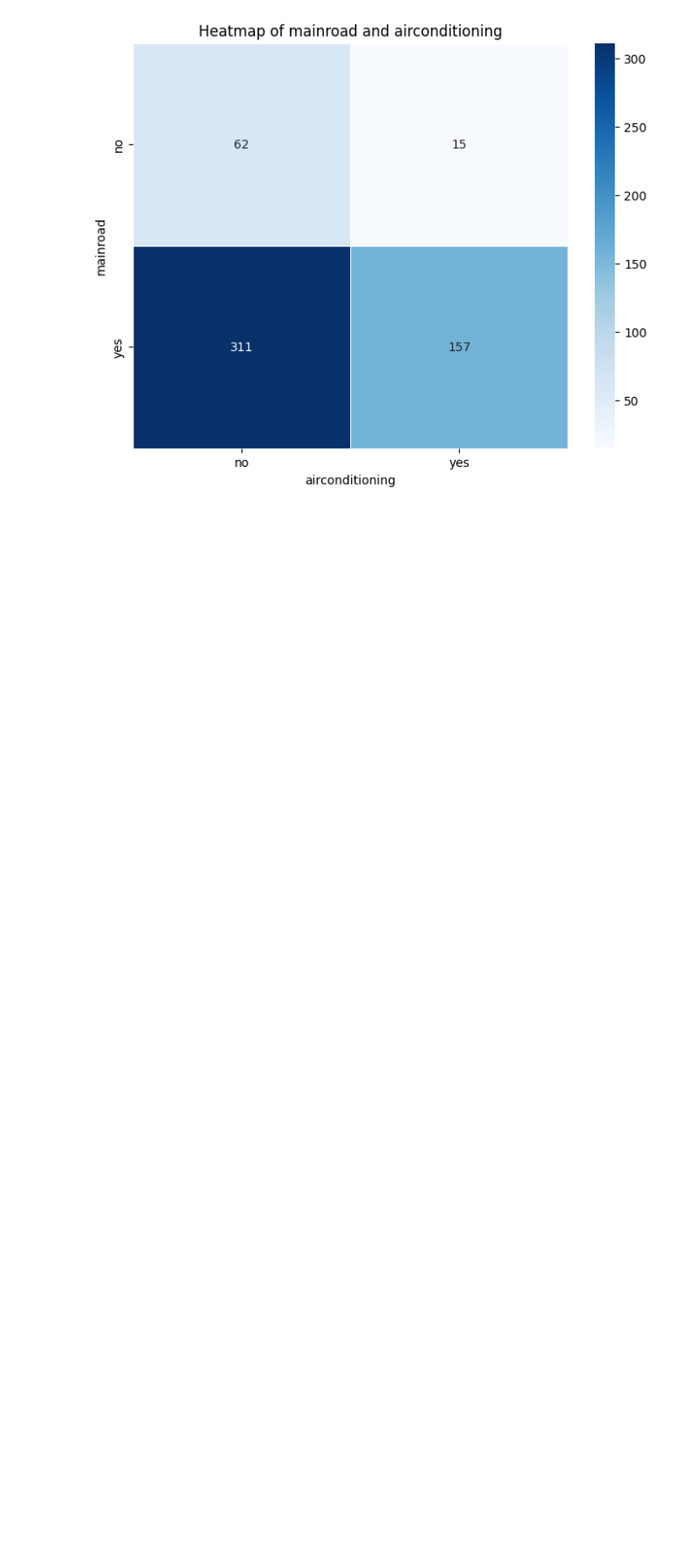
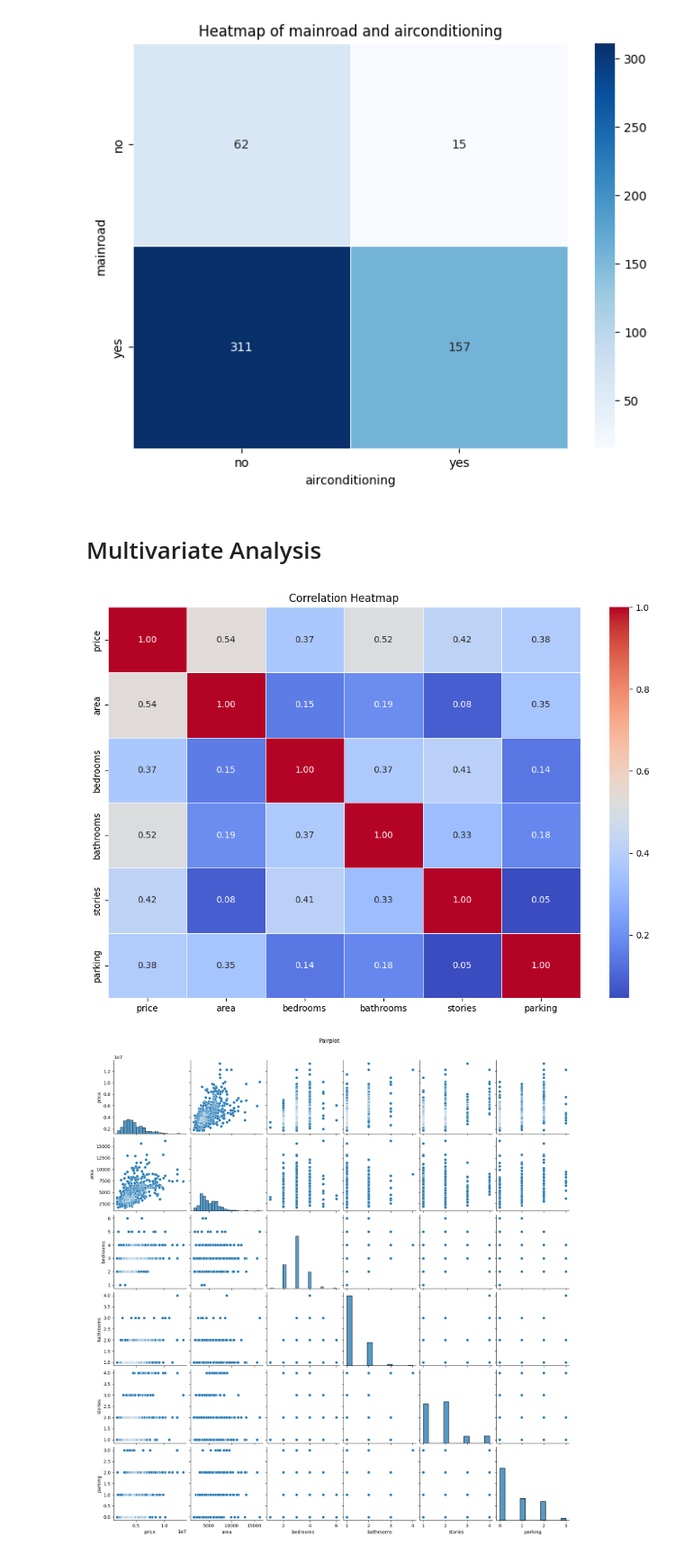
Before and after one commit to nassim1014/HousePrices_w_DP_and_ZenML, a Jupyter notebook: analysis/EDA.ipynb, the cells around one changed output. Shown: that part at 90% size. Drawn from its saved outputs; the diff is of its cells as text; code cells hidden in the pictures; blank space fills up the shorter version.

Commit message:
multivariate analysis file created

```diff
--- a/analysis/EDA.ipynb
+++ b/analysis/EDA.ipynb
@@ -250,3 +257,11 @@ analyzer.analyze(df, 'mainroad', 'airconditioning')
 # %% [output]
 [figure]
 [figure]
+# %% [markdown]
+# Multivariate Analysis
+# %%
+multivariate_analyzer = SimpleMultivariateAnalysis()
+multivariate_analyzer.analyze(df)
+# %% [output]
+[figure, added]
+[figure, added]
```
Also changed, not shown: parts of 9 cells of this notebook, 1 other file.
